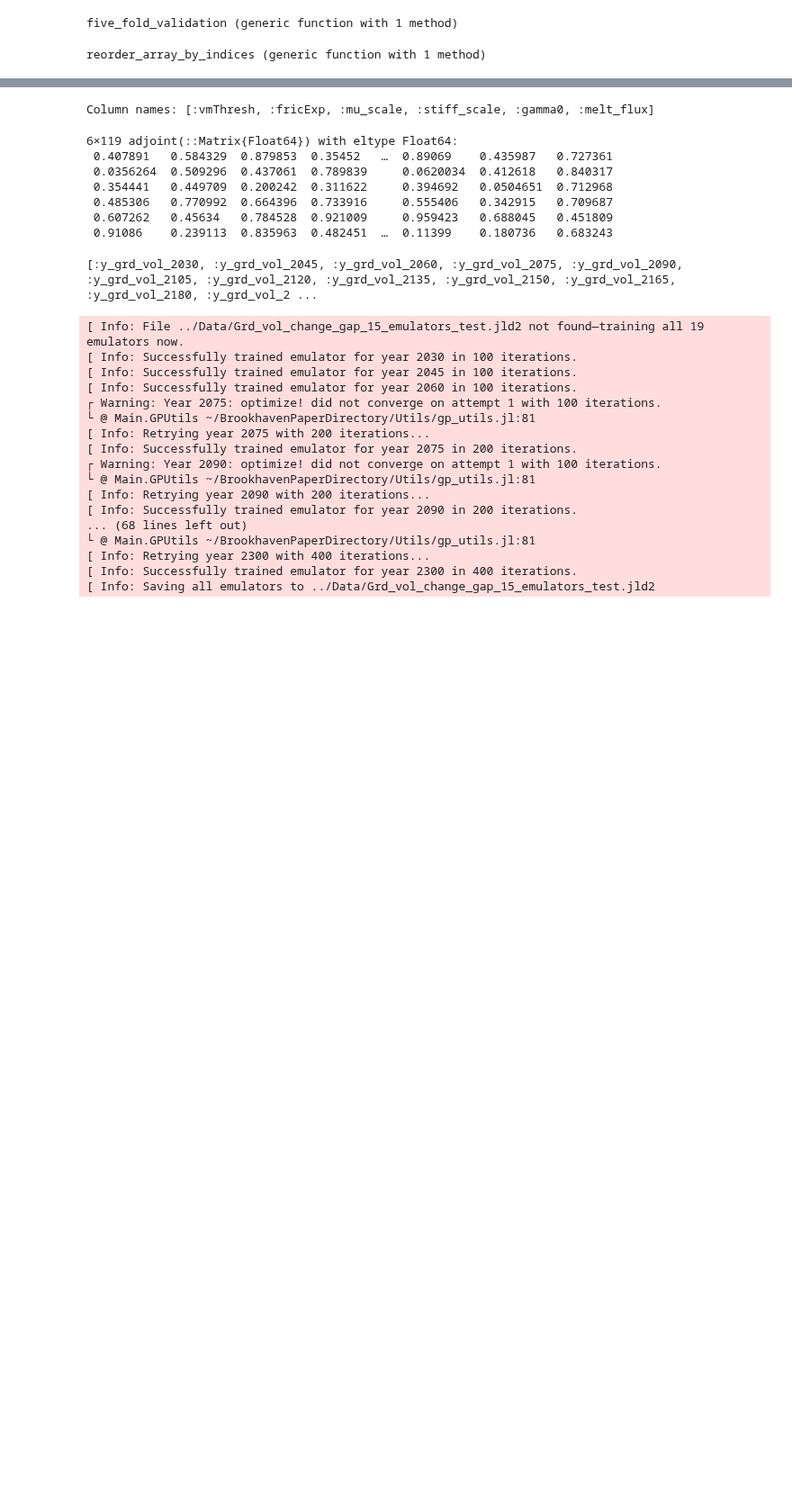
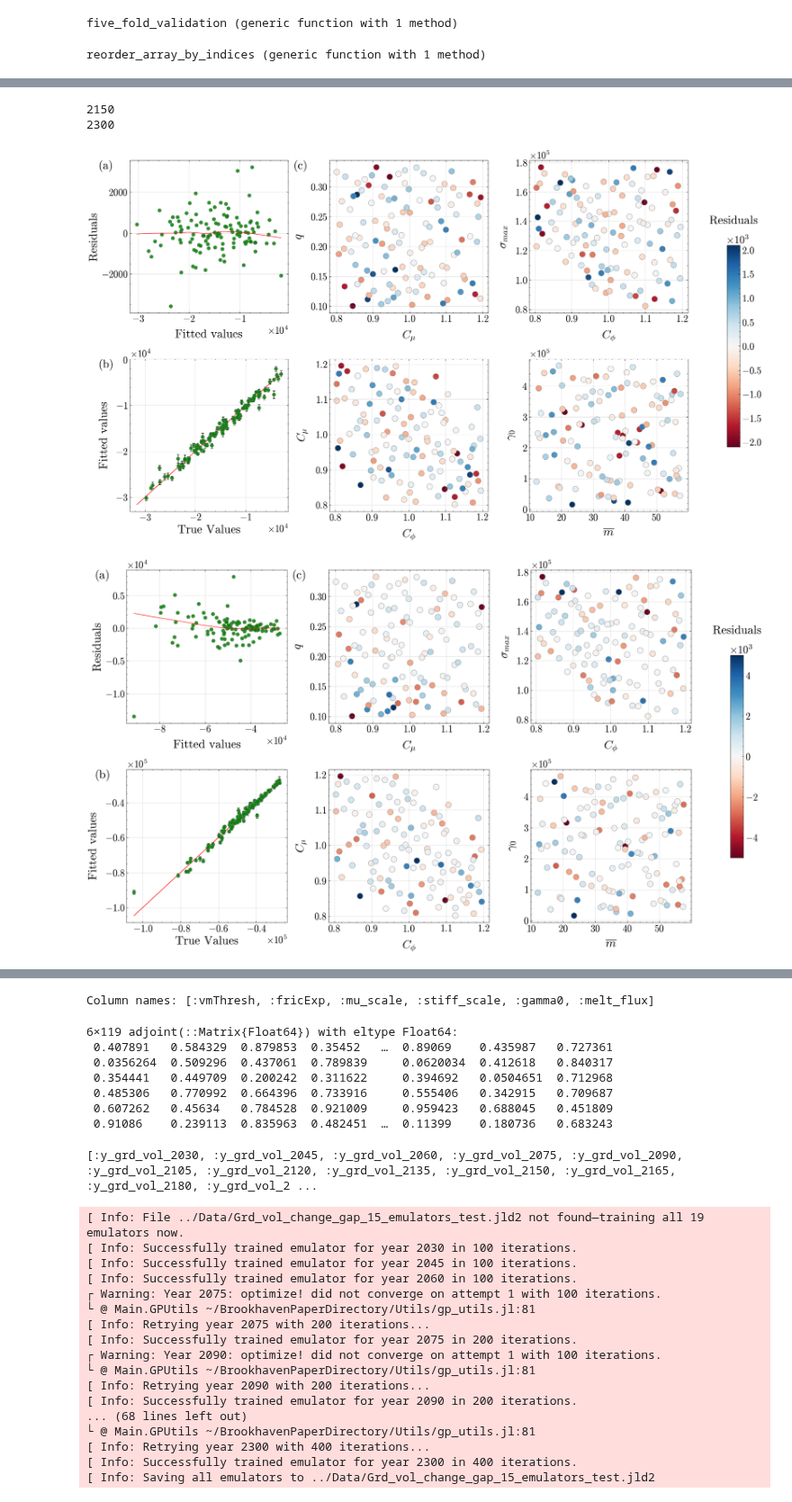
Before and after one commit to zlzerbe/Amery_Future_Learning_Study, a Jupyter notebook: Computational_Notebooks/GVC_Emulator_Validation_And_Training.ipynb, the cells around one changed output, grey strips where cells are left out. Shown at 90% size. Saved outputs shown, nothing was run; the diff lists cells and outputs as text; code cells hidden in the pictures; blank space fills up the shorter version.

```diff
--- a/Computational_Notebooks/GVC_Emulator_Validation_And_Training.ipynb
+++ b/Computational_Notebooks/GVC_Emulator_Validation_And_Training.ipynb
@@ -349,3 +358,15 @@ Current year : y_vol_2045
+# %%
+climits_2150 = [-2100,2100]
+climits_2300 = [-5000,5000]
+idx_2150 = findfirst(==(2150), analysis_years)
+idx_2300 = findfirst(==(2300), analysis_years)
+paper_plots(mean_predictions[idx_2150,:], mean_truths[idx_2150,:], residuals[idx_2150,:], lowers[idx_2150,:], uppers[idx_2150,:], input_params, 2150, confidence, climits_2150)
+paper_plots(mean_predictions[idx_2300,:], mean_truths[idx_2300,:], residuals[idx_2300,:], lowers[idx_2300,:], uppers[idx_2300,:], input_params, 2300, confidence, climits_2300)
+# %% [output]
+2150
+2300
+[figure, added]
+[figure, added]
 # %%
 # PREDICTED VS ACTUAL PLOT FROM CROSS VALIDATION
 fig, ax = PyPlot.subplots(nrows=1, ncols=1, figsize=(18, 11), dpi=300)
```
Also changed, not shown: parts of 9 cells of this notebook, 6 other files.
